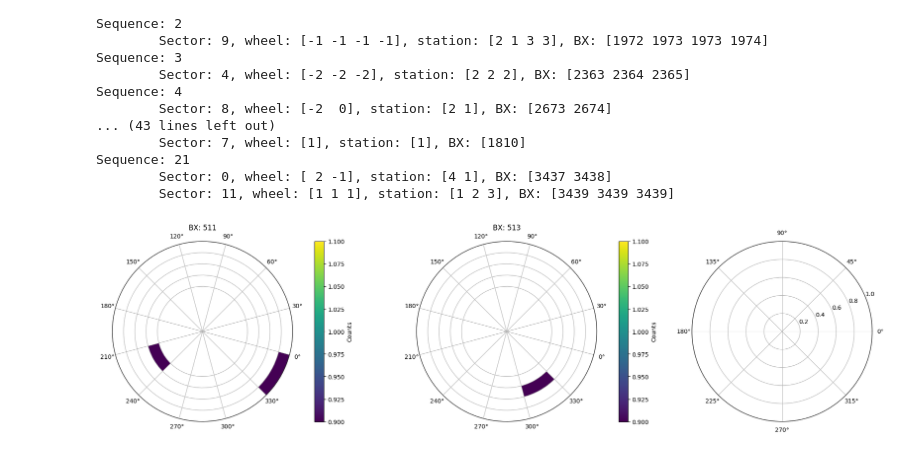
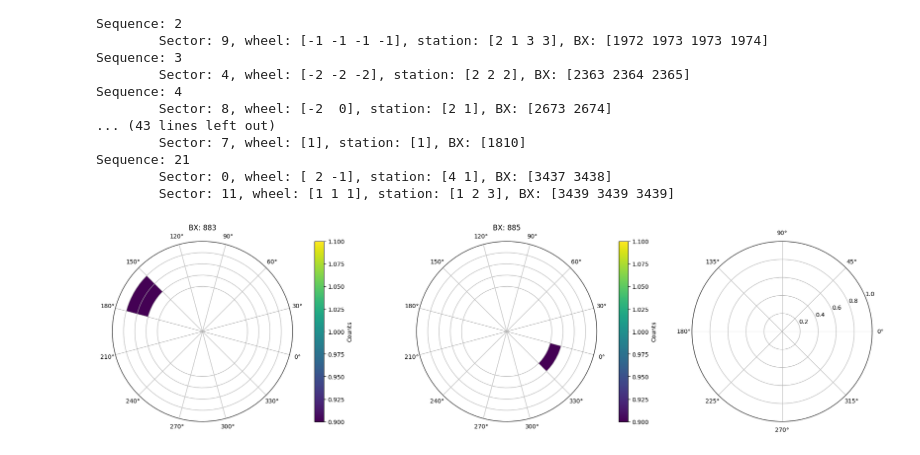
Before and after one commit to GiovanniZago/bxad-test, a Jupyter notebook: sequences_inspector.ipynb, the cells around one changed output. Saved outputs shown, nothing was run; the diff lists cells and outputs as text; code cells hidden in the pictures.

```diff
--- a/sequences_inspector.ipynb
+++ b/sequences_inspector.ipynb
@@ -50,7 +52,7 @@ Sequence: 21
         Sector: 11, wheel: [1 1 1], station: [1 2 3], BX: [3439 3439 3439]
 # %%
 df_grouped = df.groupby("sequenceIndex")
-index = 5
+index = 102
 
 dfs = df_grouped.get_group(index)
 dfs_grouped = dfs.groupby("L1BMTFStub_wheel")
@@ -71,34 +73,34 @@ for ii, (bx, dfswb) in enumerate(dfsw.groupby("bunchCrossing")):
     station_counts = {}
     for sector, station in zip(dfswb["L1BMTFStub_sector"].values, dfswb["L1BMTFStub_station"].values):
         sector = sector.item()
         station = station.item()
 
         if (sector, station) in station_counts:
             station_counts[(sector, station)] += 1
 
         else:
             station_counts[(sector, station)] = 1
 
     cmap_fill = cm.viridis
     norm_fill = Normalize(vmin=min(station_counts.values()), vmax=max(station_counts.values()))
 
     for key in station_counts:
         sector, station = key
         counts = station_counts[key]
 
         axs[ii].bar(
             x=sector * np.pi/6 + np.pi/12,
             bottom=1.0 + (station - 1) * 0.25,
             height=0.25,
             width=np.pi/6,
             color=cmap_fill(norm_fill(counts))
         )
 
     sm = cm.ScalarMappable(cmap=cmap_fill, norm=norm_fill)
     sm.set_array([])
     plt.colorbar(sm, ax=axs[ii], orientation="vertical", label="Counts");
 # %% [output]
-[figure, old version]
+[figure, new version]
 # %%
 """ Here write a find sequences function
 1) fix a wheel (choose the wheel by majority rule among the wheel values present in the specific sequence -> interesting study to do)
```
Also changed, not shown: parts of 3 cells of this notebook.
